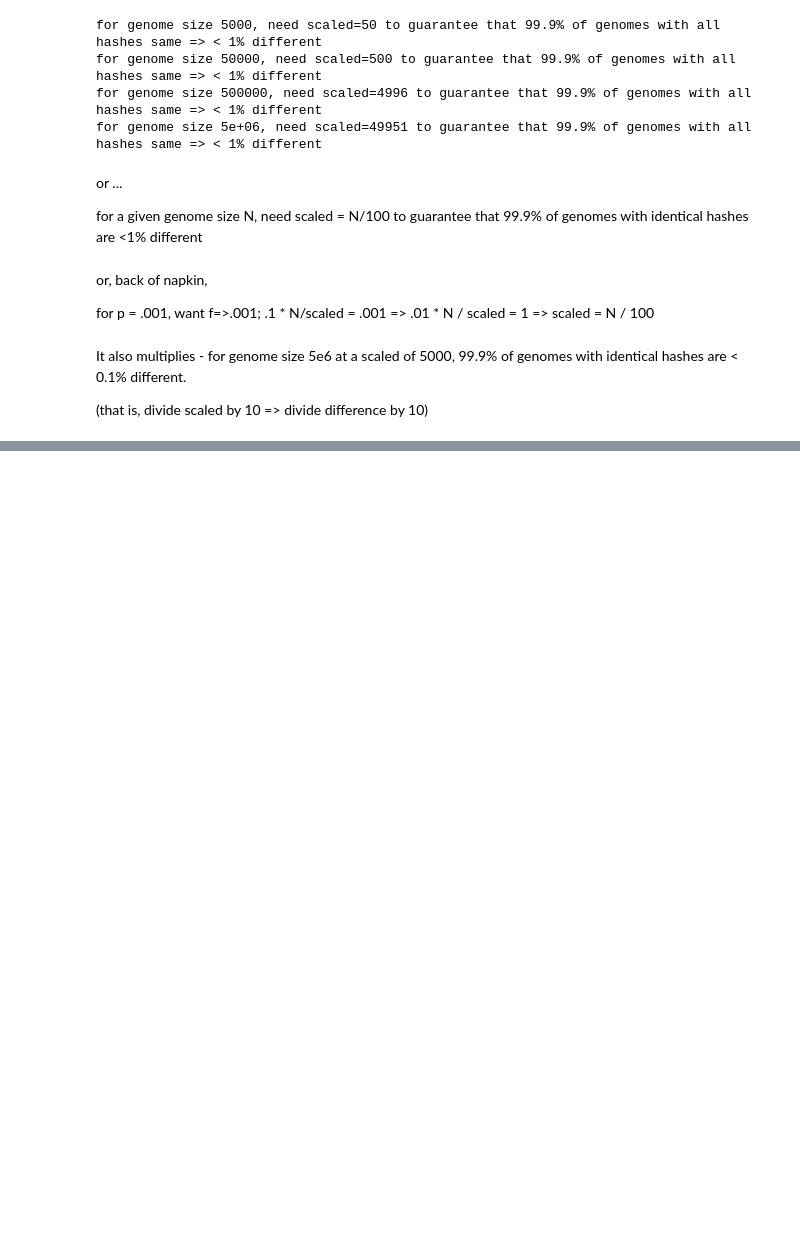
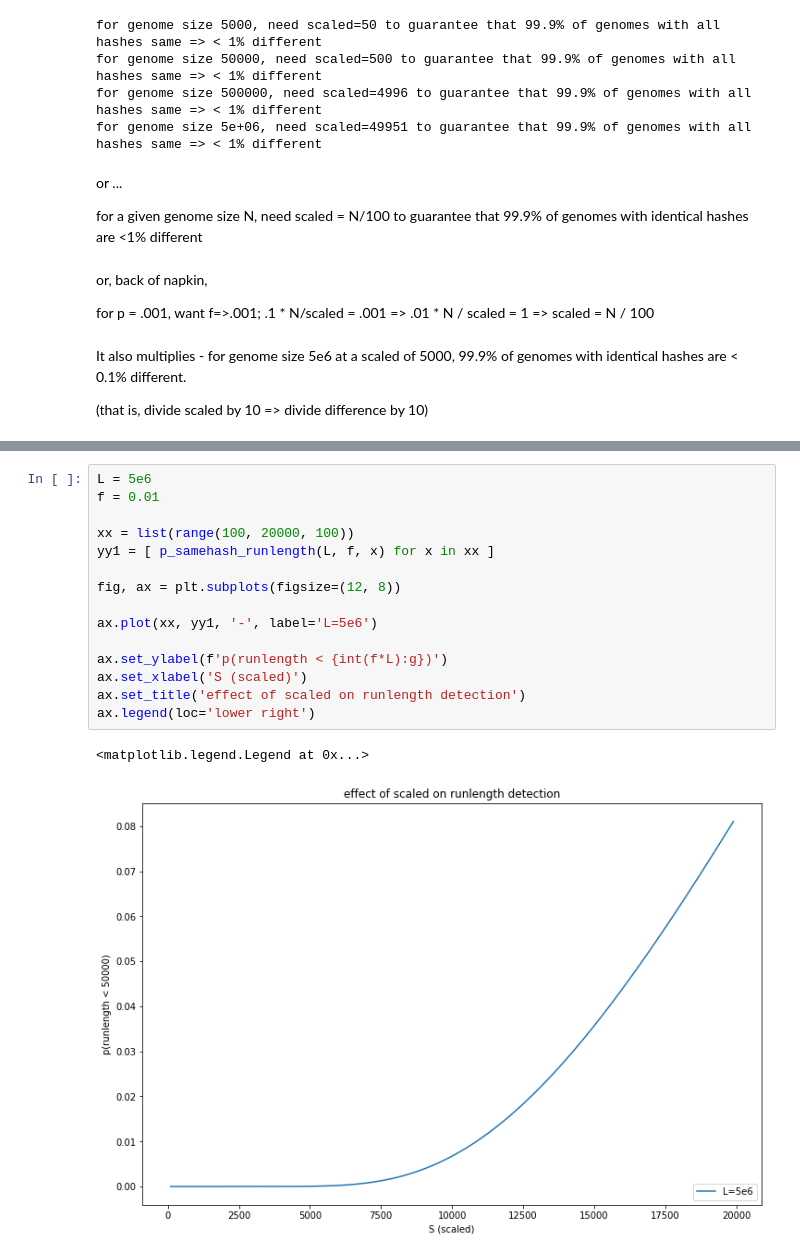
Before and after one commit to ctb/2022-sourmash-sens-spec, a Jupyter notebook: fracminhash-runs-simulate.ipynb, the cells around one changed output, grey strips where cells are left out. Saved outputs shown, nothing was run; the diff lists cells and outputs as text; blank space fills up the shorter version.

```diff
--- a/fracminhash-runs-simulate.ipynb
+++ b/fracminhash-runs-simulate.ipynb
@@ -235,0 +316,18 @@ It also multiplies - for genome size 5e6 at a scaled of 5000, 99.9% of genomes w
+# %%
+L = 5e6
+f = 0.01
+
+xx = list(range(100, 20000, 100))
+yy1 = [ p_samehash_runlength(L, f, x) for x in xx ]
+
+fig, ax = plt.subplots(figsize=(12, 8))
+
+ax.plot(xx, yy1, '-', label='L=5e6')
+
+ax.set_ylabel(f'p(runlength < {int(f*L):g})')
+ax.set_xlabel('S (scaled)')
+ax.set_title('effect of scaled on runlength detection')
+ax.legend(loc='lower right')
+# %% [output]
+<matplotlib.legend.Legend at 0x...>
+[figure, added]
```
Also changed, not shown: parts of 13 cells of this notebook.
